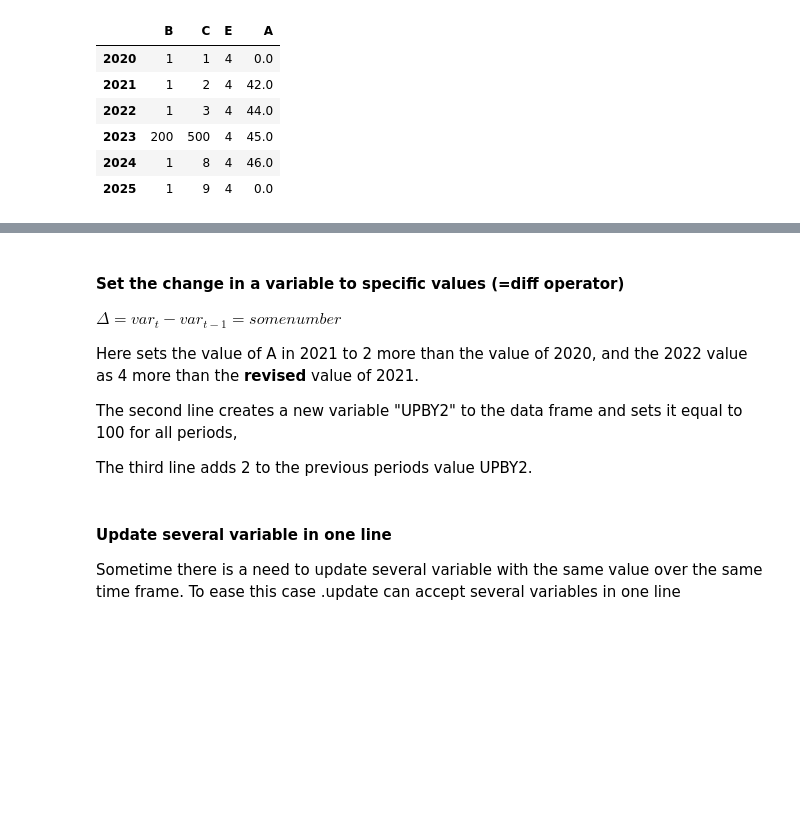
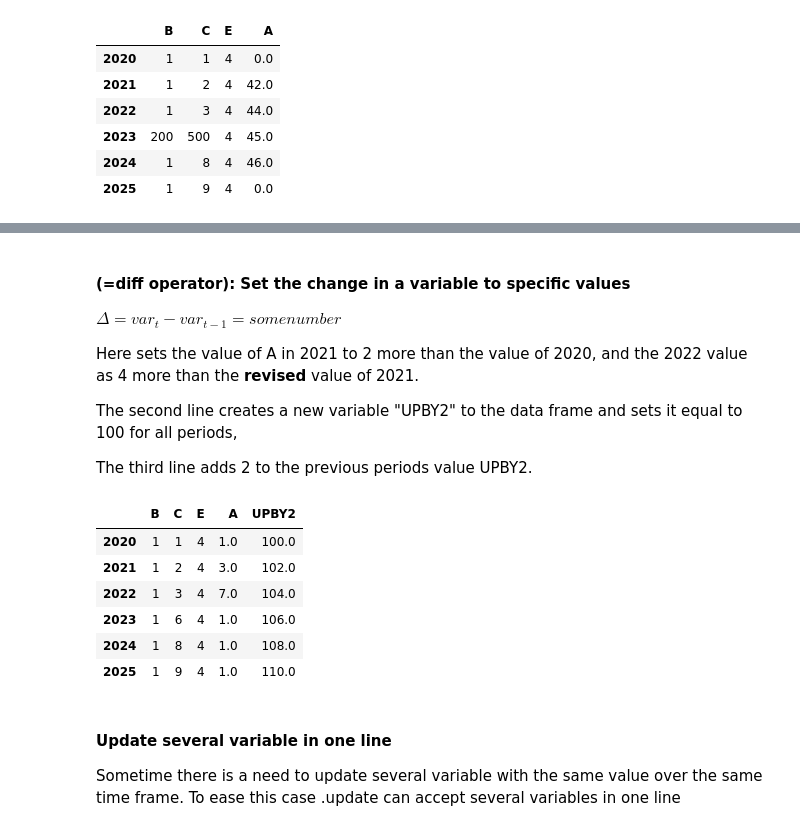
Before and after one commit to IbHansen/modelflow-manual, a Jupyter notebook: papers/mfbook/content/04_PythonEssentials/UpdateCommand.ipynb, the cells around one changed output, grey strips where cells are left out. Drawn from its saved outputs; the diff is of its cells as text; code cells hidden in the pictures; blank space fills up the shorter version.

```diff
--- a/papers/mfbook/content/04_PythonEssentials/UpdateCommand.ipynb
+++ b/papers/mfbook/content/04_PythonEssentials/UpdateCommand.ipynb
@@ -302,5 +375,5 @@ print(f'Dataframe:\n{res}\n\nGrowth:\n{res.pct_change()*100}\n')
 # %% [markdown]
-####  Set the change in a variable to specific values (=diff operator)
+####  (=diff operator): Set the change in a variable to specific values
 
 $\Delta = var_t - var_{t-1} = some number$
 
@@ -311,11 +384,19 @@ The second line creates a new variable "UPBY2" to the data frame and sets it equ
 The third line adds 2 to the previous periods value UPBY2.
 # %%
 df.upd('''
+<-0 -1> A = 1
 < 2021 2022> A =diff  2 4   # Same number of values as years
 <2020 > UpBy2 = 100 # sets rows equal to the same  number for all years in between start and end
 <2021 2025> UpBy2 =diff  2
-
 ''')
+# %% [output]
+|  | B | C | E | A | UPBY2 |
+| 2020 | 1 | 1 | 4 | 1.0 | 100.0 |
+| 2021 | 1 | 2 | 4 | 3.0 | 102.0 |
+| 2022 | 1 | 3 | 4 | 7.0 | 104.0 |
+| 2023 | 1 | 6 | 4 | 1.0 | 106.0 |
+| 2024 | 1 | 8 | 4 | 1.0 | 108.0 |
+| 2025 | 1 | 9 | 4 | 1.0 | 110.0 |
 # %% [markdown]
 #### Update several variable in one line
 Sometime there is a need to update several variable with the same value over the same time frame. To ease this case .update can accept several variables in one line
```
Also changed, not shown: parts of 19 cells of this notebook, 13 other files.
